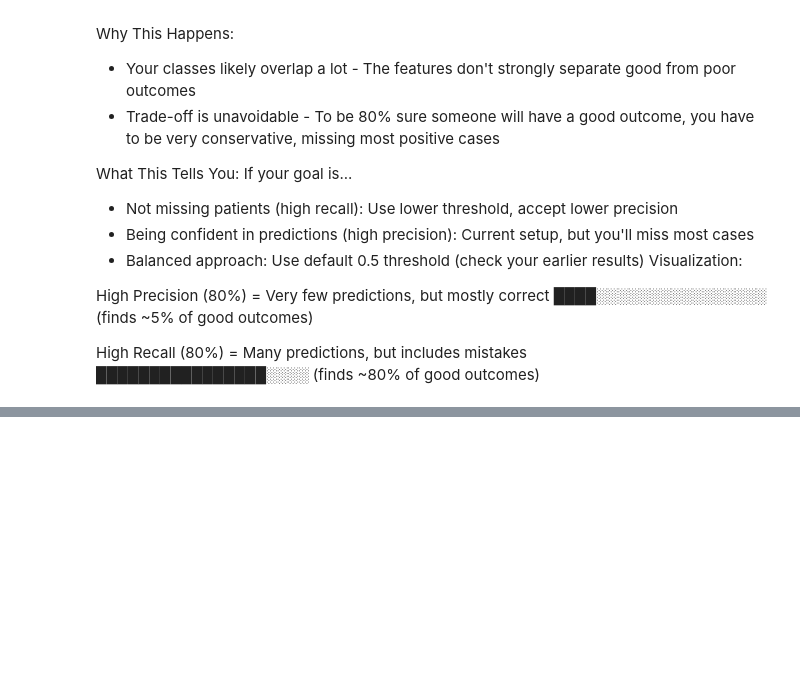
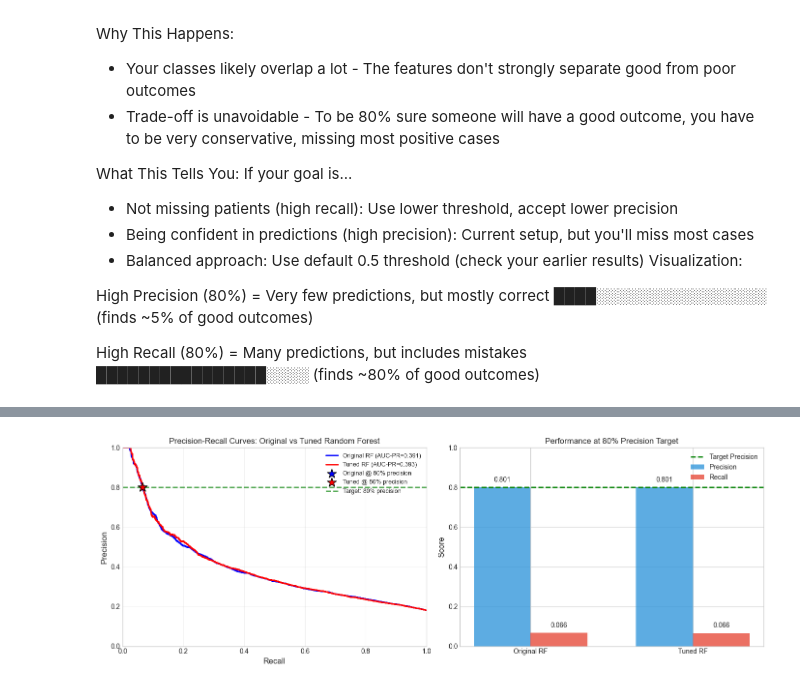
Before and after one commit to saras-audrius/EAISI-Group-Project---NHS, a Jupyter notebook: code/Models Yvonne.ipynb, the cells around one changed output, grey strips where cells are left out. Drawn from its saved outputs; the diff is of its cells as text; code cells hidden in the pictures; blank space fills up the shorter version.

```diff
--- a/code/Models Yvonne.ipynb
+++ b/code/Models Yvonne.ipynb
@@ -86,11 +88,11 @@ print("All libraries imported successfully!")
 DATA_PATH = 'c:/Users/olifa/OneDrive/Documenten/GitHub/EAISI-Group-Project---NHS/code/EAISI-Group-Project---NHS/data/cleaned/'
 
 # Load training data
-X_train = pd.read_parquet(DATA_PATH + 'X_train_encoded_wo_provider_incl.parquet')
+X_train = pd.read_parquet(DATA_PATH + 'X_train_encoded_wo_provider.parquet')
 y_train = pd.read_parquet(DATA_PATH + 'y_train.parquet')
 
 # Load test data (for final evaluation only!)
-X_test = pd.read_parquet(DATA_PATH + 'X_test_encoded_wo_provider_incl.parquet')
+X_test = pd.read_parquet(DATA_PATH + 'X_test_encoded_wo_provider.parquet')
 y_test = pd.read_parquet(DATA_PATH + 'y_test.parquet')
 
 # Convert y to 1D array (required by sklearn)
@@ -1073,0 +1540,72 @@ High Recall (80%)    = Many predictions, but includes mistakes
+# %%
+# Step 15f: Visualize PR Curves - Original vs Tuned
+# =================================================
+
+fig, axes = plt.subplots(1, 2, figsize=(14, 5))
+
+# --- Left plot: Precision-Recall Curves ---
+ax = axes[0]
+
+# Original RF curve
+prec_orig, rec_orig, _ = precision_recall_curve(y_test, y_proba_original)
+auc_orig = average_precision_score(y_test, y_proba_original)
+ax.plot(rec_orig, prec_orig, 'b-', linewidth=2, label=f'Original RF (AUC-PR={auc_orig:.3f})')
+
+# Tuned RF curve
+prec_tuned, rec_tuned, _ = precision_recall_curve(y_test, y_proba_tuned)
+auc_tuned = average_precision_score(y_test, y_proba_tuned)
+ax.plot(rec_tuned, prec_tuned, 'r-', linewidth=2, label=f'Tuned RF (AUC-PR={auc_tuned:.3f})')
+
+# Mark operating points at 80% precision
+ax.scatter([original_recall], [original_precision], c='blue', s=200, marker='*',
+           edgecolors='black', zorder=5, label='Original @ 80% precision')
+ax.scatter([achieved_recall_tuned], [achieved_precision_tuned], c='red', s=200, marker='*',
+           edgecolors='black', zorder=5, label='Tuned @ 80% precision')
+
+# 80% precision line
+ax.axhline(y=0.80, color='green', linestyle='--', linewidth=2, alpha=0.7, label='Target: 80% precision')
+
+ax.set_xlabel('Recall', fontsize=12)
+ax.set_ylabel('Precision', fontsize=12)
+ax.set_title('Precision-Recall Curves: Original vs Tuned Random Forest', fontsize=12)
+ax.legend(loc='upper right', fontsize=9)
+ax.set_xlim([0, 1])
+ax.set_ylim([0, 1])
+ax.grid(True, alpha=0.3)
+
+# --- Right plot: Bar comparison ---
+ax = axes[1]
+
+models = ['Original RF', 'Tuned RF']
+recalls = [original_recall, achieved_recall_tuned]
+precisions = [original_precision, achieved_precision_tuned]
+
+x = np.arange(len(models))
+width = 0.35
+
+bars1 = ax.bar(x - width/2, precisions, width, label='Precision', color='#3498db', alpha=0.8)
+bars2 = ax.bar(x + width/2, recalls, width, label='Recall', color='#e74c3c', alpha=0.8)
+
+ax.axhline(y=0.80, color='green', linestyle='--', linewidth=2, label='Target Precision')
+
+ax.set_ylabel('Score', fontsize=12)
+ax.set_title('Performance at 80% Precision Target', fontsize=12)
+ax.set_xticks(x)
+ax.set_xticklabels(models)
+ax.legend()
+ax.set_ylim(0, 1)
+
+# Add value labels
+for bar in bars1:
+    height = bar.get_height()
+    ax.text(bar.get_x() + bar.get_width()/2., height + 0.02, f'{height:.3f}',
+            ha='center', va='bottom', fontsize=10)
+for bar in bars2:
+    height = bar.get_height()
+    ax.text(bar.get_x() + bar.get_width()/2., height + 0.02, f'{height:.3f}',
+            ha='center', va='bottom', fontsize=10)
+
+plt.tight_layout()
+plt.show()
+# %% [output]
+[figure, added]
```
Also changed, not shown: parts of 36 cells of this notebook.
